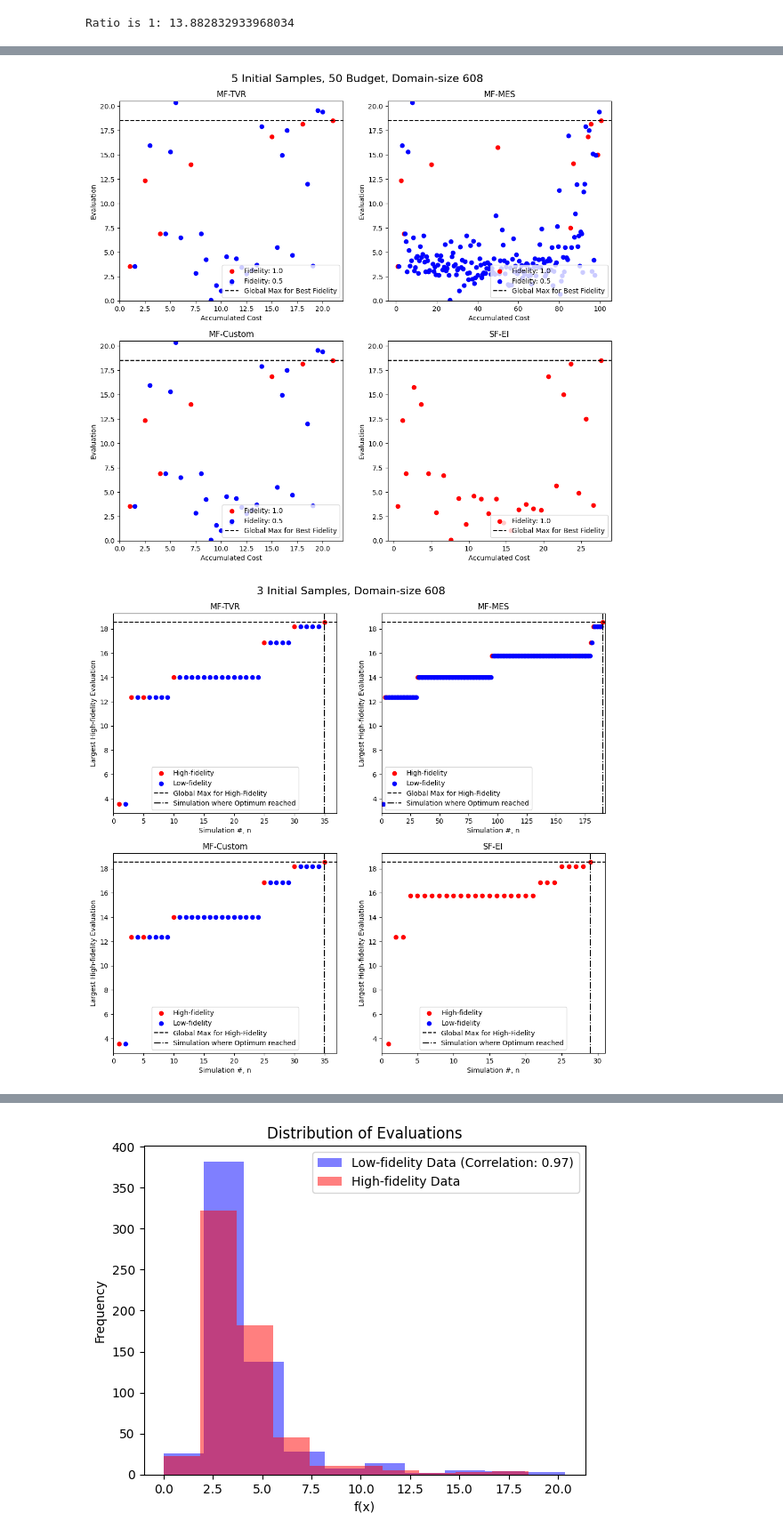
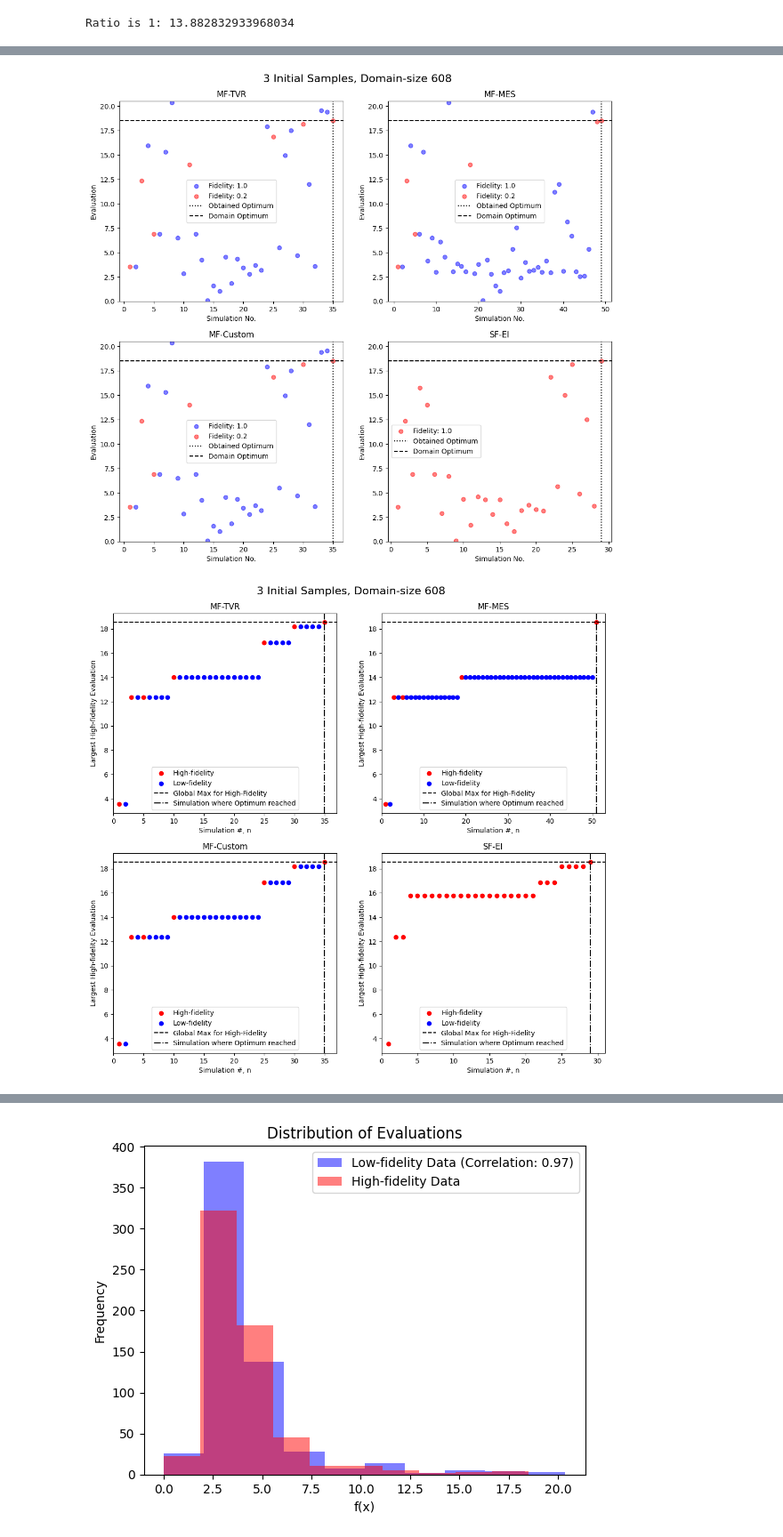
Before and after one commit to kernelCruncher/MFBO, a Jupyter notebook: notebooks/CoreySimonsExperiment.ipynb, the cells around one changed output, grey strips where cells are left out. Shown at 89% size. Drawn from its saved outputs; the diff is of its cells as text; code cells hidden in the pictures.

```diff
--- a/notebooks/CoreySimonsExperiment.ipynb
+++ b/notebooks/CoreySimonsExperiment.ipynb
@@ -101,5 +121,5 @@ Ratio is 1: 13.882832933968034
 # %%
-def setUpSampleSpace(space, lf_cost=0.5):
+def setUpSampleSpace(space, lf_cost=0.2):
     space_normalized = copy.deepcopy(space)
     for j in range(space.size()[1]):
         space_normalized[:, j] = (space_normalized[:, j] - torch.min(space_normalized[:, j]).item()) / (torch.max(space_normalized[:, j]).item() - torch.min(space_normalized[:, j]).item())
@@ -295,5 +333,6 @@ N_INIT = 3
 init_cof_ids_file = pickle.load(open('../search_results/initializing_cof_ids_normalized.pkl', 'rb'))
 init_cof_ids = init_cof_ids_file['init_cof_ids']
 initital_ids = initialize_acquired_set(init_cof_ids[0])
-fileName = setUpSampleSpace(X, lf_cost=0.5)
+fileName = setUpSampleSpace(X, lf_cost=0.2)
+# fileName = 'CoreySimonsSpace/20240721-110002.csv'
 train_x_full, train_obj, domain, index_store, fidelity_history = setUpInitialData(fileName, N_INIT, predefined_indices=initital_ids)
@@ -346,0 +414,3 @@ dict_filename = save_dictionary(modelDict)
+# %%
+modelDict = load_dictionary('CoreySimonSearchDictionaries/20240723-190046')
+print_output(modelDict)
@@ -356,36 +445,40 @@ def plot_fidelities(samples, targets, cumulated_cost, title, total_domain, colou
     targets = targets.detach().numpy()
     fidelities = list(dict.fromkeys(np.round(samples[:, -1], 3)))
     fidelities.sort(reverse=True)
-    for fidelity in fidelities:
-        fidelity_target=[]
-        fidelity_iteration=[]
-        for i in range(len(cumulated_cost)):
-            if (round(samples[i, -1],3) == fidelity):
-                fidelity_target.append(targets[i])
-                fidelity_iteration.append(cumulated_cost[i])
-        # maximum_target.append(max(df_total[df_total['fidelity']==fidelity]['target']))
-        legend_text = f'Fidelity: {round(fidelity, 3)}'
-        plt.scatter(fidelity_iteration, fidelity_target, label=legend_text, color=colours[fidelities.index(fidelity)])
-    plt.axhline(y=max_in_space, color='black', linestyle='--', label='Global Max for Best Fidelity')
-    plt.legend(loc="lower right")
-    plt.xlabel("Accumulated Cost")
+    # for fidelity in fidelities:
+    #     fidelity_target=[]
+    #     fidelity_iteration=[]
+    #     for i in range(len(cumulated_cost)):
+    #         if (round(samples[i, -1],3) == fidelity):
+    #             fidelity_target.append(targets[i])
+    #             fidelity_iteration.append(cumulated_cost[i])
+    #     # maximum_target.append(max(df_total[df_total['fidelity']==fidelity]['target']))
+    high_fidleity_iterations = np.where(samples[:, -1] ==1)[0]
+    low_fidleity_iterations = np.where(samples[:, -1] != 1)[0]
+    if len(fidelities) > 1:
+        plt.scatter(low_fidleity_iterations + 1, targets[low_fidleity_iterations], label=f'Fidelity: {round(fidelities[0], 3)}', color='blue', alpha=0.5)
+    plt.scatter(high_fidleity_iterations + 1, targets[high_fidleity_iterations], label=f'Fidelity: {round(fidelities[-1], 3)}', color='red', alpha=0.5)
+    plt.axvline(x=len(targets), color='black', linestyle=':', label='Obtained Optimum')
+    plt.axhline(y=max_in_space, color='black', linestyle='--', label='Domain Optimum')
+    plt.legend()
+    plt.xlabel('Simulation No.')
     plt.ylabel("Evaluation")
     plt.ylim([0, max_in_space +2])
     plt.title(title)
 # %%
-def plot_fidelities_for_dict(dictionary, dictionary_domain, allocated_budget=50, number_init=5):
+def plot_fidelities_for_dict(dictionary, dictionary_domain, allocated_budget=50, number_init=3):
     figure = plt.figure(figsize=(13,11))
     no_of_rows = math.ceil(len(dictionary.keys())/2)
     for id, key in enumerate(dictionary):
         plt.subplot(no_of_rows, 2, id + 1)
         plot_fidelities(dictionary[key][0], dictionary[key][1], dictionary[key][2], f'{key}', dictionary_domain)
-    plt.suptitle(f'{number_init} Initial Samples, {allocated_budget} Budget, Domain-size {int(len(dictionary_domain)/2)}',  size=16)
+    plt.suptitle(f'{number_init} Initial Samples, Domain-size {int(len(dictionary_domain)/2)}',  size=16)
     plt.subplots_adjust(top=0.93)
     plt.show()
 
 plot_fidelities_for_dict(modelDict, domain)
 # %% [output]
-[figure, old version]
+[figure, new version]
 # %%
 def plot_corey_simons_like(searc_alg_tuple, domain, title):
     (trainx, obj, cum_cost) = searc_alg_tuple
@@ -433,4 +526,4 @@ def plot_corey_simons_for_whole_dictionary(dictionary, domain, number_init=3):
 # %%
 plot_corey_simons_for_whole_dictionary(modelDict, domain,)
 # %% [output]
-[figure, old version]
+[figure, new version]
```
Also changed, not shown: parts of 25 cells of this notebook.
